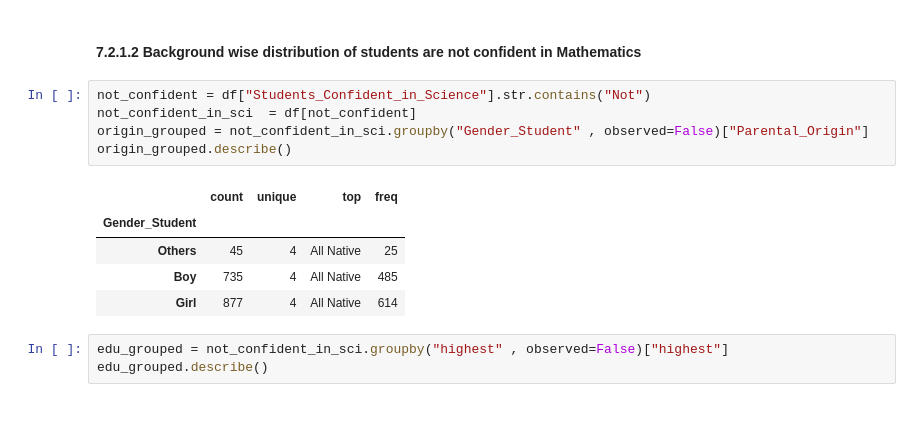
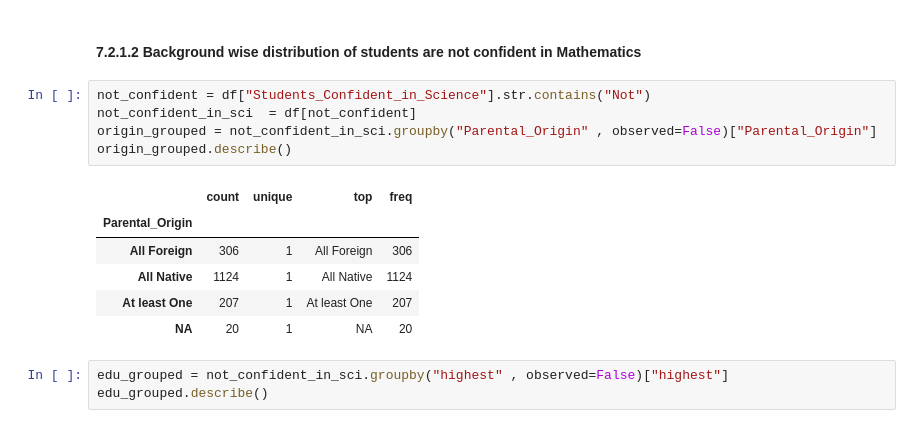
Before and after one commit to Sreerag20109451/data_miining_ca2_eda, a Jupyter notebook: T23_G8_-_07_-_EDA_-Background_And_Behaviour.ipynb, the cells around one changed output. Drawn from its saved outputs; the diff is of its cells as text.

```diff
--- a/T23_G8_-_07_-_EDA_-Background_And_Behaviour.ipynb
+++ b/T23_G8_-_07_-_EDA_-Background_And_Behaviour.ipynb
@@ -662,14 +665,15 @@ Name: highest, dtype: float64
 # %%
 not_confident = df["Students_Confident_in_Science"].str.contains("Not")
 not_confident_in_sci  = df[not_confident]
-origin_grouped = not_confident_in_sci.groupby("Gender_Student" , observed=False)["Parental_Origin"]
+origin_grouped = not_confident_in_sci.groupby("Parental_Origin" , observed=False)["Parental_Origin"]
 origin_grouped.describe()
 # %% [output]
 |  | count | unique | top | freq |
-| Gender_Student |  |  |  |  |
-| Others | 45 | 4 | All Native | 25 |
-| Boy | 735 | 4 | All Native | 485 |
-| Girl | 877 | 4 | All Native | 614 |
+| Parental_Origin |  |  |  |  |
+| All Foreign | 306 | 1 | All Foreign | 306 |
+| All Native | 1124 | 1 | All Native | 1124 |
+| At least One | 207 | 1 | At least One | 207 |
+| NA | 20 | 1 | NA | 20 |
 # %%
 edu_grouped = not_confident_in_sci.groupby("highest" , observed=False)["highest"]
 edu_grouped.describe()
```
Also changed, not shown: parts of 29 cells of this notebook, 32 other files.
